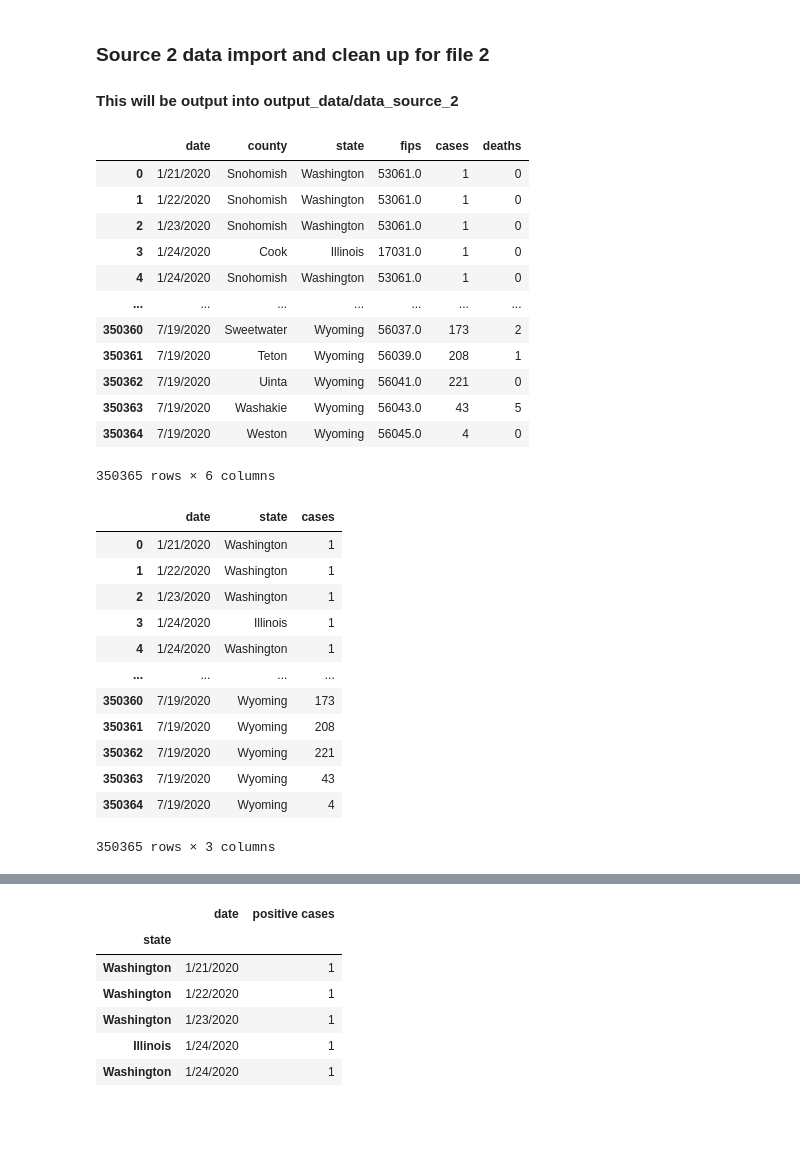
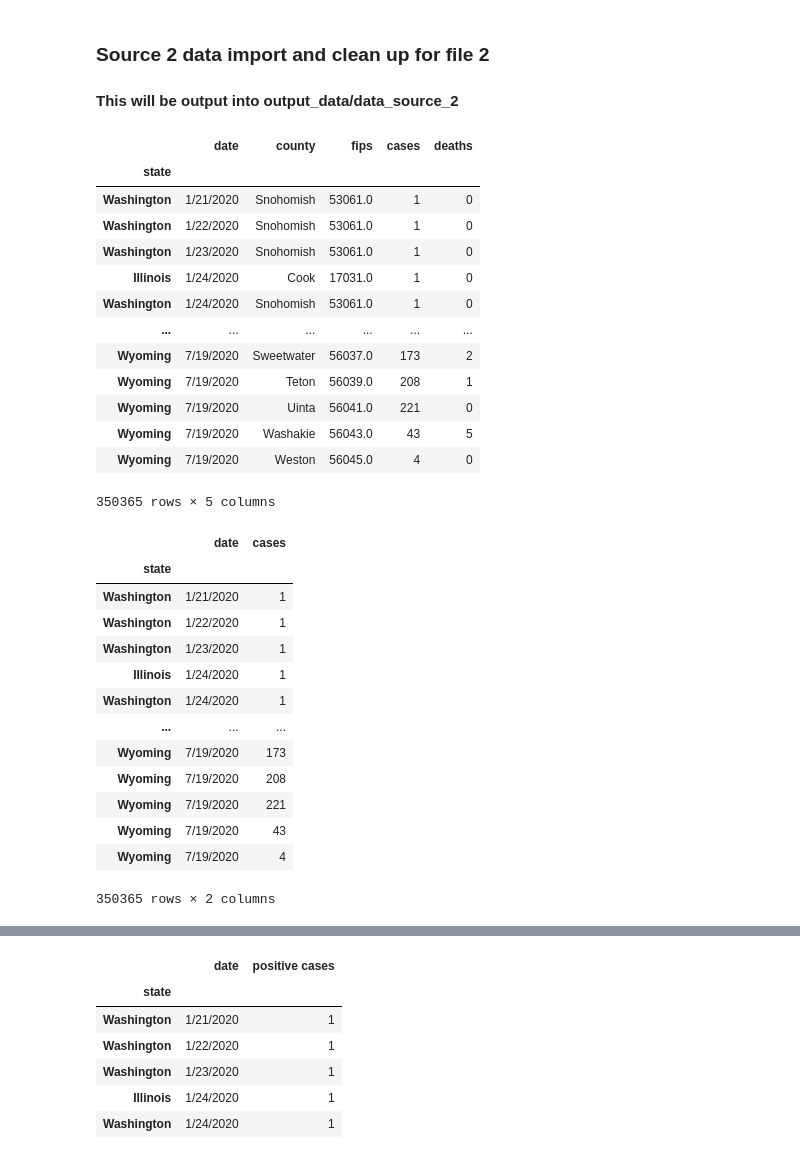
Before and after one commit to Emily-Keymon/Group-Project, a Jupyter notebook: Covid-19 Data Exploration and Cleanup.ipynb, the cells around one changed output, grey strips where cells are left out. Cells and saved outputs as stored; diff of their text form; code cells hidden in the pictures; blank space fills up the shorter version.

```diff
--- a/Covid-19 Data Exploration and Cleanup.ipynb
+++ b/Covid-19 Data Exploration and Cleanup.ipynb
@@ -230,43 +229,45 @@ state_name_df.to_csv('output_data/data_source_1.csv')
 # %%
 # Load data for source 2
 # Reference https://www.kaggle.com/fireballbyedimyrnmom/us-counties-covid-19-dataset?select=us-counties.csv
 
 covid_data_2 = "Resources/us-counties.csv"
 
 # Read csv file into DataFrame, set state as index
-covid_df_2 = pd.read_csv(covid_data_2)
+covid_df_2 = pd.read_csv(covid_data_2, index_col = "state")
 covid_df_2
 # %% [output]
-|  | date | county | state | fips | cases | deaths |
-| 0 | 1/21/2020 | Snohomish | Washington | 53061.0 | 1 | 0 |
-| 1 | 1/22/2020 | Snohomish | Washington | 53061.0 | 1 | 0 |
-| 2 | 1/23/2020 | Snohomish | Washington | 53061.0 | 1 | 0 |
-| 3 | 1/24/2020 | Cook | Illinois | 17031.0 | 1 | 0 |
-| 4 | 1/24/2020 | Snohomish | Washington | 53061.0 | 1 | 0 |
-| ... | ... | ... | ... | ... | ... | ... |
-| 350360 | 7/19/2020 | Sweetwater | Wyoming | 56037.0 | 173 | 2 |
-| 350361 | 7/19/2020 | Teton | Wyoming | 56039.0 | 208 | 1 |
-| 350362 | 7/19/2020 | Uinta | Wyoming | 56041.0 | 221 | 0 |
-| 350363 | 7/19/2020 | Washakie | Wyoming | 56043.0 | 43 | 5 |
-| 350364 | 7/19/2020 | Weston | Wyoming | 56045.0 | 4 | 0 |
+|  | date | county | fips | cases | deaths |
+| state |  |  |  |  |  |
+| Washington | 1/21/2020 | Snohomish | 53061.0 | 1 | 0 |
+| Washington | 1/22/2020 | Snohomish | 53061.0 | 1 | 0 |
+| Washington | 1/23/2020 | Snohomish | 53061.0 | 1 | 0 |
+| Illinois | 1/24/2020 | Cook | 17031.0 | 1 | 0 |
+| Washington | 1/24/2020 | Snohomish | 53061.0 | 1 | 0 |
+| ... | ... | ... | ... | ... | ... |
+| Wyoming | 7/19/2020 | Sweetwater | 56037.0 | 173 | 2 |
+| Wyoming | 7/19/2020 | Teton | 56039.0 | 208 | 1 |
+| Wyoming | 7/19/2020 | Uinta | 56041.0 | 221 | 0 |
+| Wyoming | 7/19/2020 | Washakie | 56043.0 | 43 | 5 |
+| Wyoming | 7/19/2020 | Weston | 56045.0 | 4 | 0 |
-350365 rows × 6 columns
+350365 rows × 5 columns
 # %%
 # Narrow data frame columns to those of interest
-df_2 = covid_df_2[['date', 'state', 'cases']]
+df_2 = covid_df_2[['date', 'cases']]
 df_2
 # %% [output]
-|  | date | state | cases |
-| 0 | 1/21/2020 | Washington | 1 |
-| 1 | 1/22/2020 | Washington | 1 |
-| 2 | 1/23/2020 | Washington | 1 |
-| 3 | 1/24/2020 | Illinois | 1 |
-| 4 | 1/24/2020 | Washington | 1 |
-| ... | ... | ... | ... |
-| 350360 | 7/19/2020 | Wyoming | 173 |
-| 350361 | 7/19/2020 | Wyoming | 208 |
-| 350362 | 7/19/2020 | Wyoming | 221 |
-| 350363 | 7/19/2020 | Wyoming | 43 |
-| 350364 | 7/19/2020 | Wyoming | 4 |
+|  | date | cases |
+| state |  |  |
+| Washington | 1/21/2020 | 1 |
+| Washington | 1/22/2020 | 1 |
+| Washington | 1/23/2020 | 1 |
+| Illinois | 1/24/2020 | 1 |
+| Washington | 1/24/2020 | 1 |
+| ... | ... | ... |
+| Wyoming | 7/19/2020 | 173 |
+| Wyoming | 7/19/2020 | 208 |
+| Wyoming | 7/19/2020 | 221 |
+| Wyoming | 7/19/2020 | 43 |
+| Wyoming | 7/19/2020 | 4 |
-350365 rows × 3 columns
+350365 rows × 2 columns
 # %%
 # Set index to states
```
Also changed, not shown: parts of 5 cells of this notebook.
